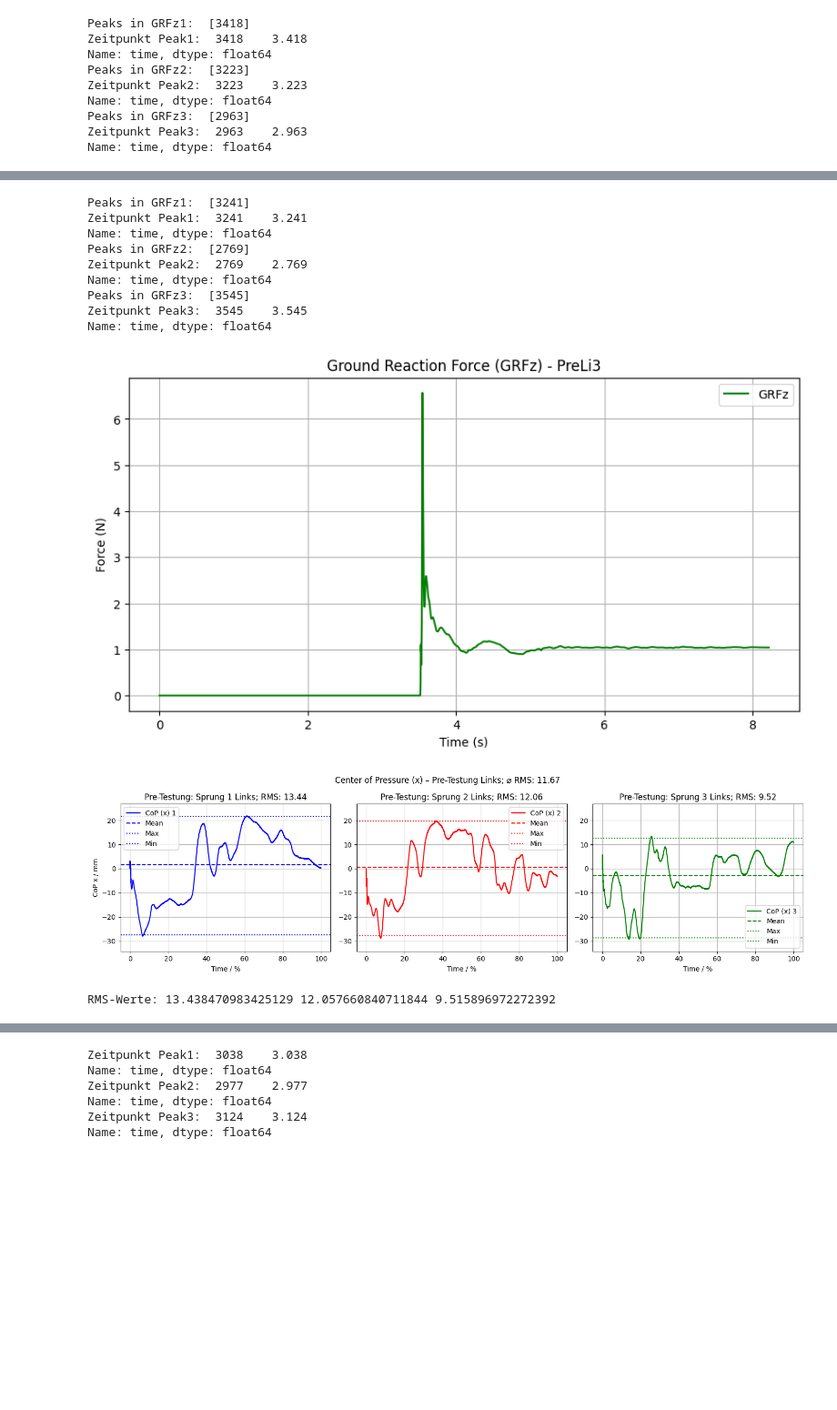
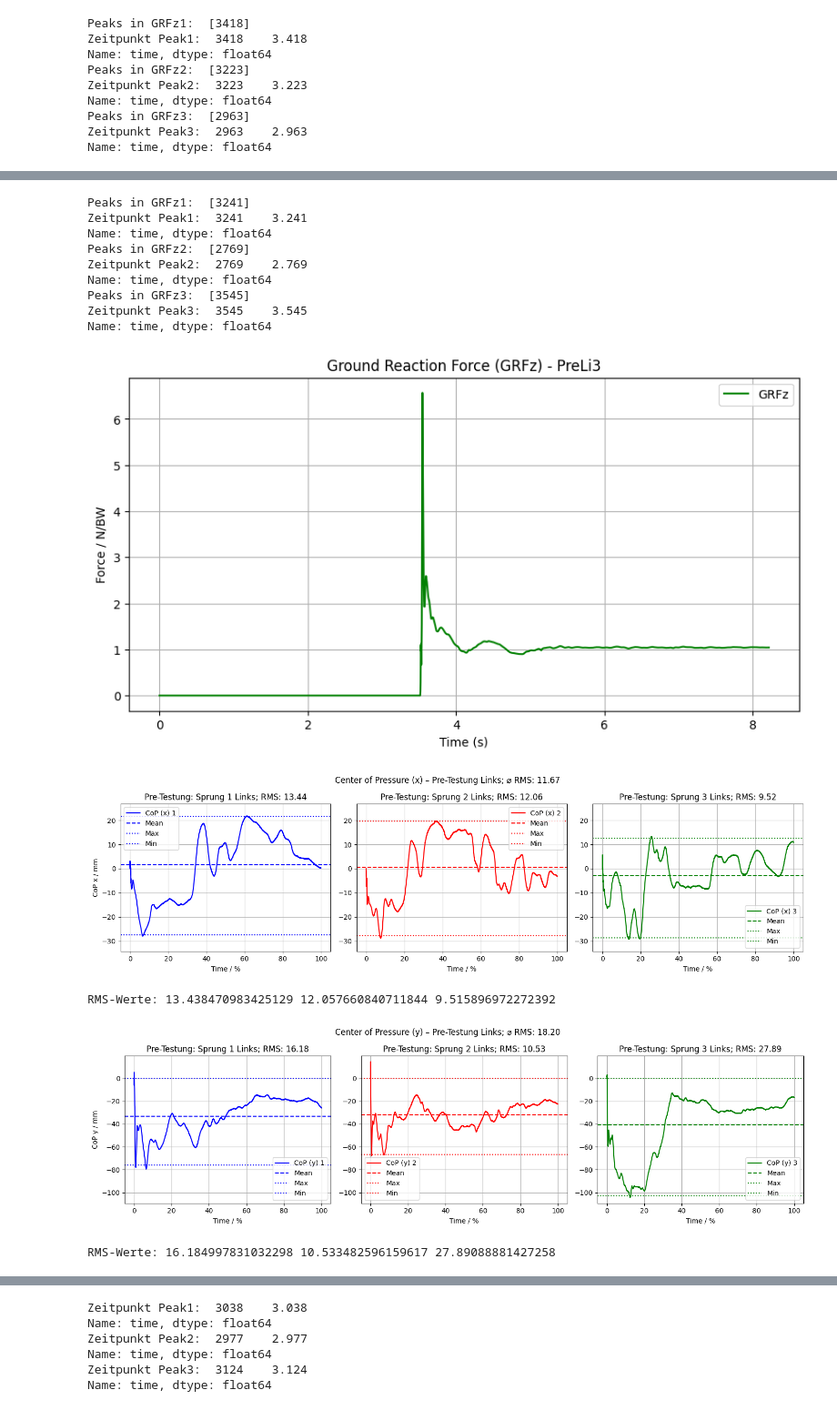
Before and after one commit to TillSchroeter/BewA_Stability, a Jupyter notebook: ForcePlate_Auswertung.ipynb, the cells around one changed output, grey strips where cells are left out. Shown at 91% size. Saved outputs shown, nothing was run; the diff lists cells and outputs as text; code cells hidden in the pictures; blank space fills up the shorter version.

```diff
--- a/ForcePlate_Auswertung.ipynb
+++ b/ForcePlate_Auswertung.ipynb
@@ -221,7 +301,7 @@ plt.figure(figsize=(10, 5))
 plt.plot(time3, GRFz3_rel, label='GRFz', color='green')
 plt.title('Ground Reaction Force (GRFz) - PreLi3')
 plt.xlabel('Time (s)')
-plt.ylabel('Force (N)')
+plt.ylabel('Force / N/BW')
 # Landepeak mit X markieren
 #plt.scatter(time3[peaks3], GRFz3[peaks3], color='black', label='Landing Peaks', marker='x')
 plt.legend()
@@ -306,36 +386,112 @@ plt.xlabel('Time / %')
 plt.ylim(ymin, ymax)
 plt.grid()
 plt.legend()
 
 plt.subplot(1, 3, 3)
 plt.plot(time3_norm, CoPx3_norm, color='green', label='CoP (x) 3')
 plt.axhline(y=copx3_mean, color='green', linestyle='--', label='Mean')
 plt.axhline(y=copx3_max, color='green', linestyle=':', label='Max')
 plt.axhline(y=copx3_min, color='green', linestyle=':', label='Min')
 plt.title('Pre-Testung: Sprung 3 Links; RMS: {:.2f}'.format(copx3_rms))
 plt.xlabel('Time / %')
 plt.ylim(ymin, ymax)
 plt.grid()
 plt.legend()
 
 plt.tight_layout()
 plt.suptitle('Center of Pressure (x) – Pre-Testung Links; ⌀ RMS: {:.2f}'.format(mean_rms), y=1.05)
 plt.show()
 
 print("RMS-Werte:", copx1_rms, copx2_rms, copx3_rms)
+
+# CoPy y extrahieren
+CoPy1 = PreLi1["Force plate group-Center of pressure-y (mm)"]
+CoPy2 = PreLi2["Force plate group-Center of pressure-y (mm)"]
+CoPy3 = PreLi3["Force plate group-Center of pressure-y (mm)"]
+# Normieren ab Landezeitpunkt
+CoPy1_norm = CoPy1[peaks1[0]:] - CoPy1[peaks1[0]]
+CoPy2_norm = CoPy2[peaks2[0]:] - CoPy2[peaks2[0]]
+CoPy3_norm = CoPy3[peaks3[0]:] - CoPy3[peaks3[0]]
+time1_norm = time1[peaks1[0]:] - time1[peaks1[0]]
+time2_norm = time2[peaks2[0]:] - time2[peaks2[0]]
+time3_norm = time3[peaks3[0]:] - time3[peaks3[0]]
+time1_norm = time1_norm / time1_norm.max() * 100
+time2_norm = time2_norm / time2_norm.max() * 100
+time3_norm = time3_norm / time3_norm.max() * 100
+# Interpolation auf 100 Punkte
+copy1_100 = resample_to_100(time1_norm, CoPy1_norm)
+copy2_100 = resample_to_100(time2_norm, CoPy2_norm)
+copy3_100 = resample_to_100(time3_norm, CoPy3_norm)
+# Kennwerte berechnen
+copy1_mean = np.mean(copy1_100)
+copy1_max = np.max(copy1_100)
+copy1_min = np.min(copy1_100)
+copy1_rms = np.sqrt(np.mean((copy1_100 - copy1_mean) ** 2))
+copy2_mean = np.mean(copy2_100)
+copy2_max = np.max(copy2_100)
+copy2_min = np.min(copy2_100)
+copy2_rms = np.sqrt(np.mean((copy2_100 - copy2_mean) ** 2))
+copy3_mean = np.mean(copy3_100)
+copy3_max = np.max(copy3_100)
+copy3_min = np.min(copy3_100)
+copy3_rms = np.sqrt(np.mean((copy3_100 - copy3_mean) ** 2))
+mean_rms = np.mean([copy1_rms, copy2_rms, copy3_rms])
+# Gemeinsame Y-Achse
+
+ymin = min(CoPy1_norm.min(), CoPy2_norm.min(), CoPy3_norm.min()) - 5
+ymax = max(CoPy1_norm.max(), CoPy2_norm.max(), CoPy3_norm.max()) + 5
+# Plot
+plt.figure(figsize=(15, 4))
+plt.subplot(1, 3, 1)
+plt.plot(time1_norm, CoPy1_norm, color='blue', label='CoP (y) 1')
+plt.axhline(y=copy1_mean, color='blue', linestyle='--', label='Mean')
+plt.axhline(y=copy1_max, color='blue', linestyle=':', label='Max')
+plt.axhline(y=copy1_min, color='blue', linestyle=':', label='Min')
+plt.title('Pre-Testung: Sprung 1 Links; RMS: {:.2f}'.format(copy1_rms))
+plt.xlabel('Time / %')
+plt.ylabel('CoP y / mm')
+plt.ylim(ymin, ymax)
+plt.grid()
+plt.legend()
+plt.subplot(1, 3, 2)
+plt.plot(time2_norm, CoPy2_norm, color='red', label='CoP (y) 2')
+plt.axhline(y=copy2_mean, color='red', linestyle='--', label='Mean')
+plt.axhline(y=copy2_max, color='red', linestyle=':', label='Max')
+plt.axhline(y=copy2_min, color='red', linestyle=':', label='Min')
+plt.title('Pre-Testung: Sprung 2 Links; RMS: {:.2f}'.format(copy2_rms))
+plt.xlabel('Time / %')
+plt.ylim(ymin, ymax)
+plt.grid()
+plt.legend()
+plt.subplot(1, 3, 3)
+plt.plot(time3_norm, CoPy3_norm, color='green', label='CoP (y) 3')
+plt.axhline(y=copy3_mean, color='green', linestyle='--', label='Mean')
+plt.axhline(y=copy3_max, color='green', linestyle=':', label='Max')
+plt.axhline(y=copy3_min, color='green', linestyle=':', label='Min')
+plt.title('Pre-Testung: Sprung 3 Links; RMS: {:.2f}'.format(copy3_rms))
+plt.xlabel('Time / %')
+plt.ylim(ymin, ymax)
+plt.grid()
+plt.legend()
+plt.tight_layout()
+plt.suptitle('Center of Pressure (y) – Pre-Testung Links; ⌀ RMS: {:.2f}'.format(mean_rms), y=1.05)
+plt.show()
+print("RMS-Werte:", copy1_rms, copy2_rms, copy3_rms)
 # %% [output]
 Peaks in GRFz1:  [3241]
 Zeitpunkt Peak1:  3241    3.241
 Name: time, dtype: float64
 Peaks in GRFz2:  [2769]
 Zeitpunkt Peak2:  2769    2.769
 Name: time, dtype: float64
 Peaks in GRFz3:  [3545]
 Zeitpunkt Peak3:  3545    3.545
 Name: time, dtype: float64
-[figure, old version]
+[figure, new version]
 [figure]
 RMS-Werte: 13.438470983425129 12.057660840711844 9.515896972272392
+[figure, added]
+RMS-Werte: 16.184997831032298 10.533482596159617 27.89088881427258
 # %%
 # CSVs für links einlesen
 PostLi1 = pd.read_csv("C_Daten_Schröter_Till/2025-05-15-09-27_Post_C_Li_1.csv", delimiter=';', encoding='utf-8', decimal=',', skiprows=3)
```
Also changed, not shown: parts of 5 cells of this notebook, 57 other files.
